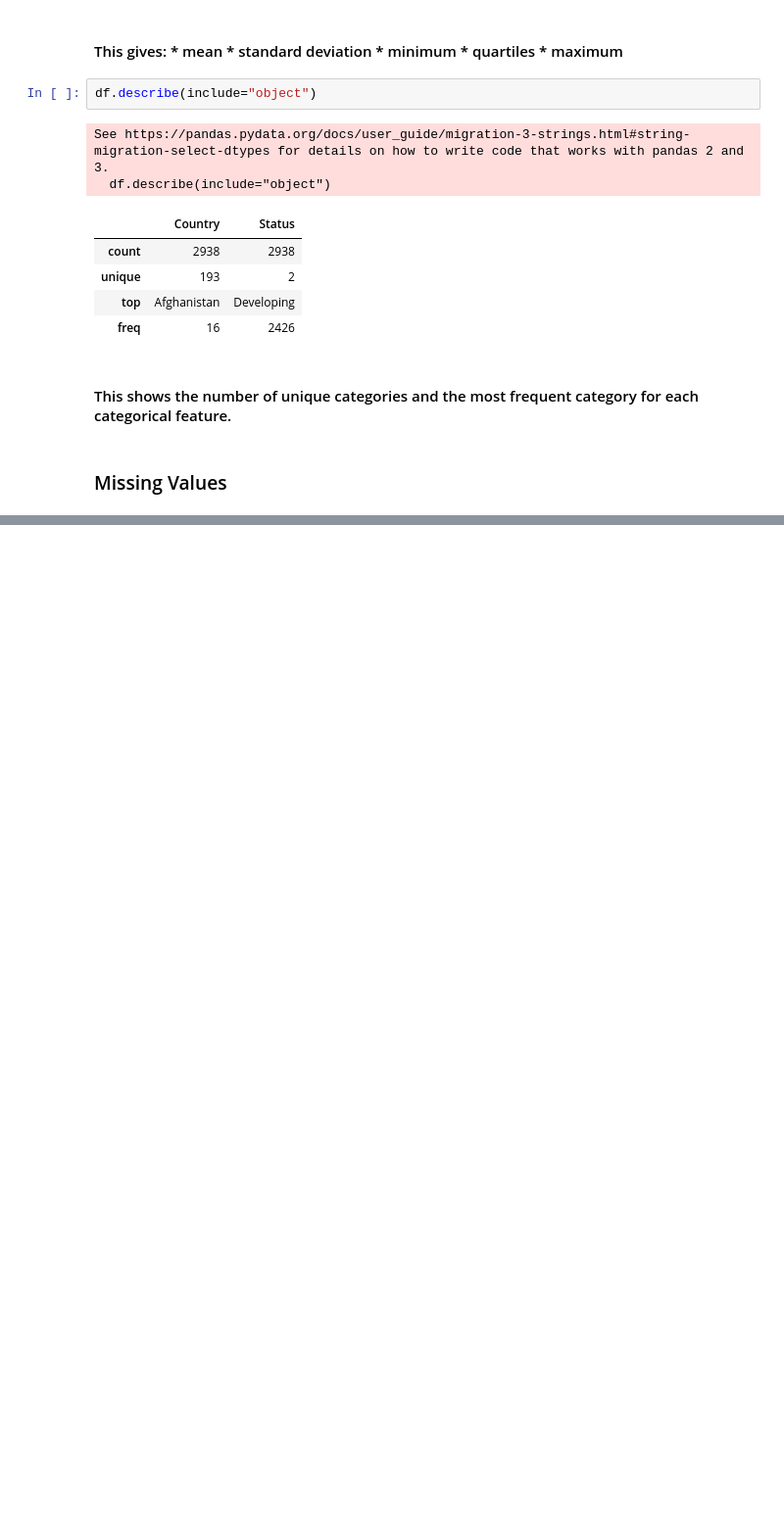
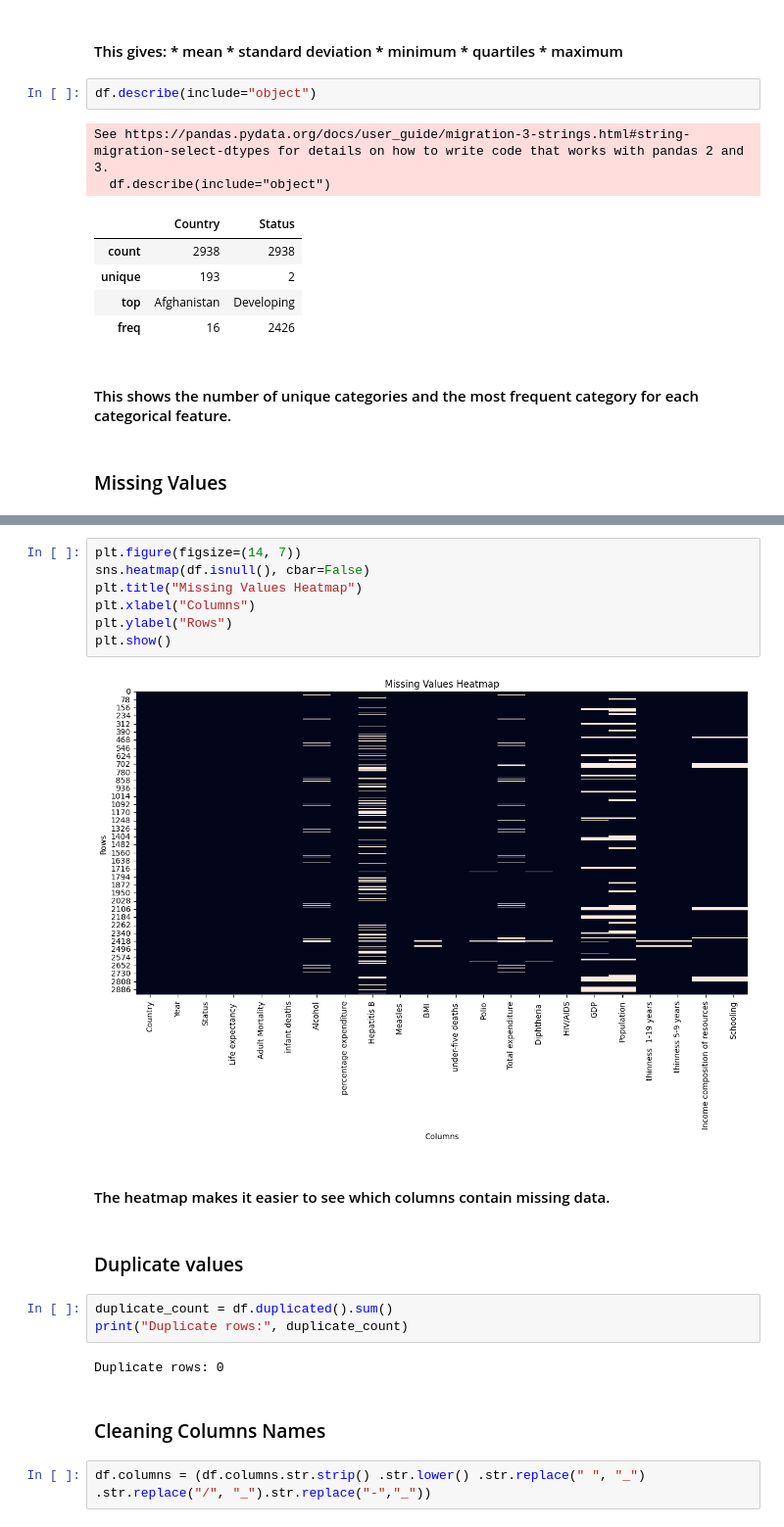
Before and after one commit to Kakul-07/EDA-Task, a Jupyter notebook: Life Expectancy/eda.ipynb, the cells around one changed output, grey strips where cells are left out. Shown at 98% size. Cells and saved outputs as stored; diff of their text form; blank space fills up the shorter version.

```diff
--- a/Life Expectancy/eda.ipynb
+++ b/Life Expectancy/eda.ipynb
@@ -136,0 +159,22 @@ dtype: int64
+# %%
+plt.figure(figsize=(14, 7))
+sns.heatmap(df.isnull(), cbar=False)
+plt.title("Missing Values Heatmap")
+plt.xlabel("Columns")
+plt.ylabel("Rows")
+plt.show()
+# %% [output]
+[figure, added]
+# %% [markdown]
+#### The heatmap makes it easier to see which columns contain missing data.
+# %% [markdown]
+### Duplicate values
+# %%
+duplicate_count = df.duplicated().sum()
+print("Duplicate rows:", duplicate_count)
+# %% [output]
+Duplicate rows: 0
+# %% [markdown]
+### Cleaning Columns Names
+# %%
+df.columns = (df.columns.str.strip() .str.lower() .str.replace(" ", "_") .str.replace("/", "_").str.replace("-","_"))
```
Also changed, not shown: parts of 45 cells of this notebook.
